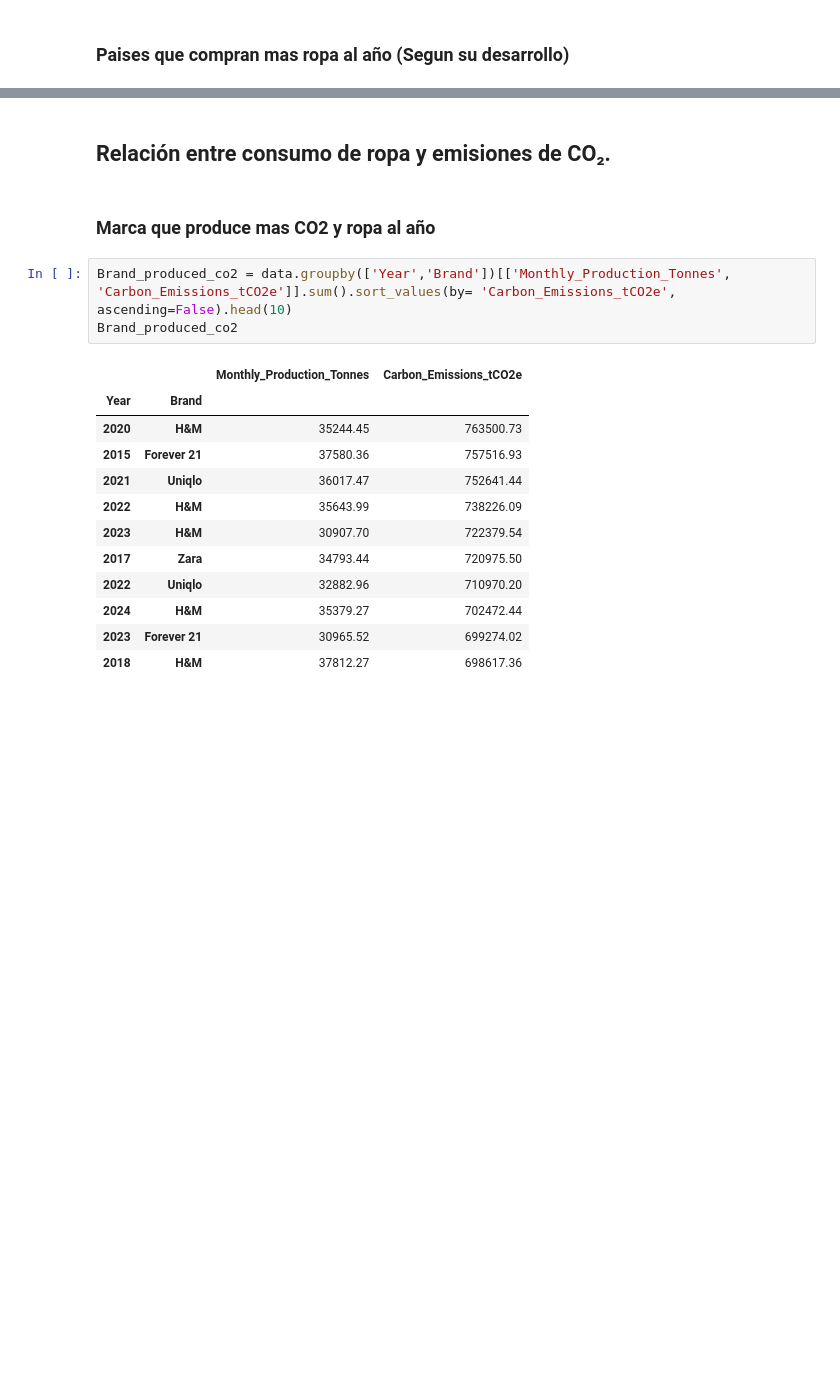
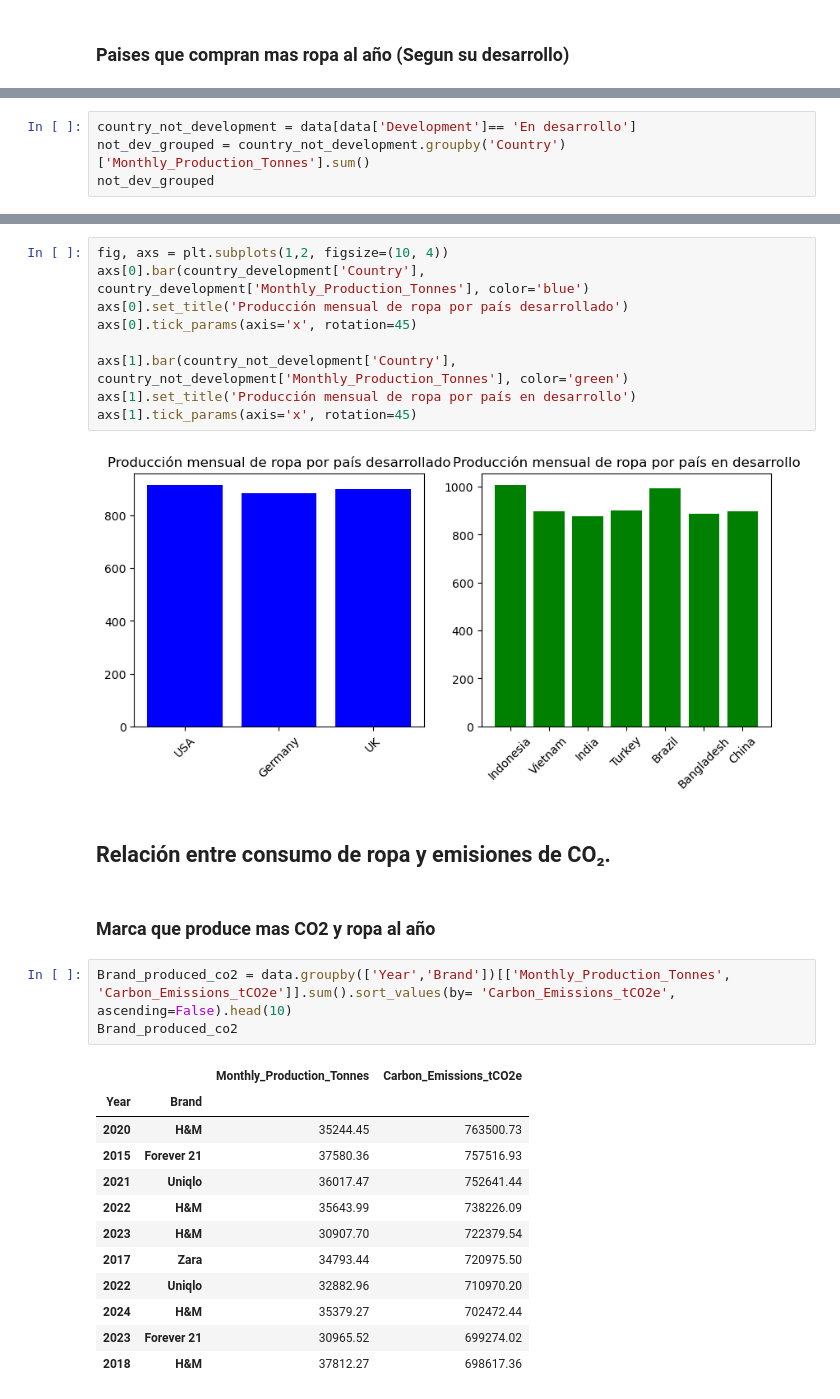
Before and after one commit to AlejandroSegura24/fast-fashion-analysis, a Jupyter notebook: notebooks/exploracion_fast_fashion.ipynb, the cells around one changed output, grey strips where cells are left out. Drawn from its saved outputs; the diff is of its cells as text; blank space fills up the shorter version.

```diff
--- a/notebooks/exploracion_fast_fashion.ipynb
+++ b/notebooks/exploracion_fast_fashion.ipynb
@@ -227,0 +247,4 @@ Name: Monthly_Production_Tonnes, dtype: float64
+# %%
+country_not_development = data[data['Development']== 'En desarrollo']
+not_dev_grouped = country_not_development.groupby('Country')['Monthly_Production_Tonnes'].sum()
+not_dev_grouped
@@ -228,3 +261,14 @@ Name: Monthly_Production_Tonnes, dtype: float64
+# %%
+fig, axs = plt.subplots(1,2, figsize=(10, 4))
+axs[0].bar(country_development['Country'], country_development['Monthly_Production_Tonnes'], color='blue')
+axs[0].set_title('Producción mensual de ropa por país desarrollado')
+axs[0].tick_params(axis='x', rotation=45)
+
+axs[1].bar(country_not_development['Country'], country_not_development['Monthly_Production_Tonnes'], color='green')
+axs[1].set_title('Producción mensual de ropa por país en desarrollo')
+axs[1].tick_params(axis='x', rotation=45)
+# %% [output]
+[figure, added]
 # %% [markdown]
 ## Relación entre consumo de ropa y emisiones de CO₂.
 # %% [markdown]
```
Also changed, not shown: parts of 6 cells of this notebook.
